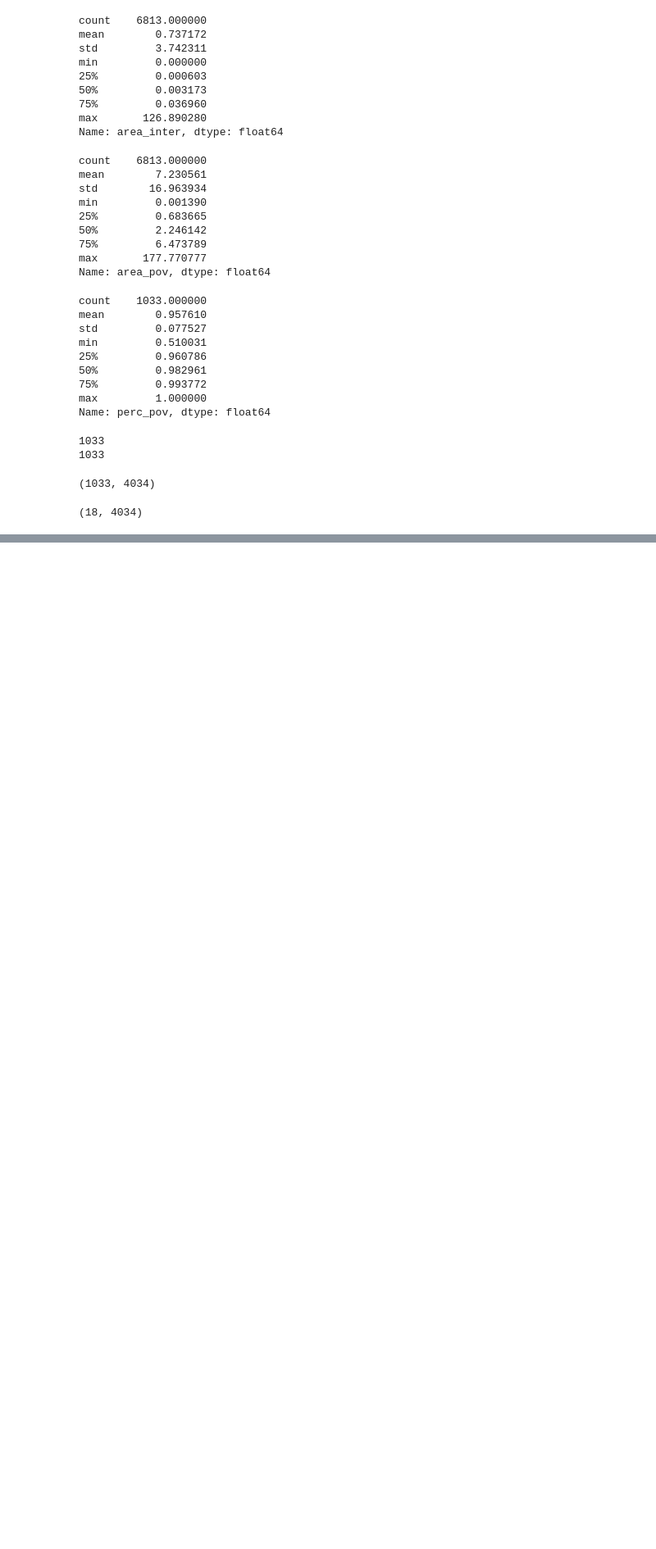
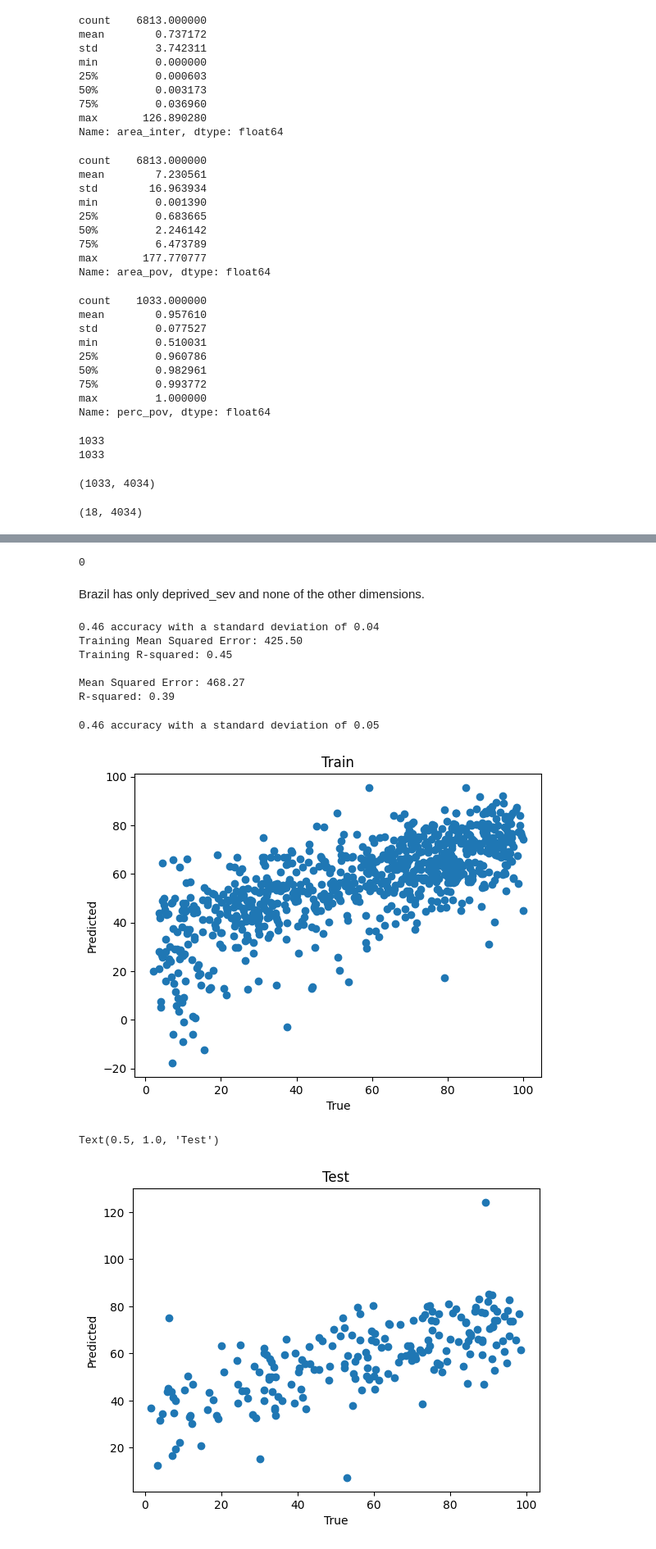
Before and after one commit to marinavicini/child_poverty_iraq, a Jupyter notebook: notebooks/1.2_mv_load-adm1-data.ipynb, the cells around one changed output, grey strips where cells are left out. Shown at 82% size. Drawn from its saved outputs; the diff is of its cells as text; code cells hidden in the pictures; blank space fills up the shorter version.

```diff
--- a/notebooks/1.2_mv_load-adm1-data.ipynb
+++ b/notebooks/1.2_mv_load-adm1-data.ipynb
@@ -427,0 +444,6 @@ merged[merged['countrycode']=='IRQ'].shape
+# %%
+mosaiks_features = []
+for i in range(4000):
+    mosaiks_features.append(f'X_{i}')
+# %%
+X, y = merged[mosaiks_features], merged['deprived_sev']
@@ -427,0 +460,6 @@ merged[merged['countrycode']=='IRQ'].shape
+# %%
+sum(y_train.isnull())
+# %% [output]
+0
+# %% [markdown]
+Brazil has only deprived_sev and none of the other dimensions.
@@ -427,0 +471,64 @@ merged[merged['countrycode']=='IRQ'].shape
+# %%
+X_train, X_test, y_train, y_test = train_test_split(X, y, test_size=0.2)
+
+# Initialize the Lasso regression model
+lasso_model = Lasso(alpha=0.02)  # You can adjust the alpha value (regularization strength)
+# lasso_model = LinearRegression()
+# lasso_model = ElasticNet()
+# lasso_model = SVR(C=1.0)
+# lasso_model = SVR(C=0.01)
+
+# Fit the model using K-fold cross-validation on the training data
+kf = KFold(n_splits=5, shuffle=True)
+
+scores = cross_val_score(lasso_model, X_train, y_train, cv=kf, scoring = 'r2')
+y_train_pred = cross_val_predict(lasso_model, X_train, y_train, cv=kf)
+
+print("%0.2f accuracy with a standard deviation of %0.2f" % (scores.mean(), scores.std()))
+
+# Fit the model to the entire training data
+lasso_model.fit(X_train, y_train)
+
+# Make predictions on the test data
+y_test_pred = lasso_model.predict(X_test)
+
+# Evaluate the model's performance
+mse = mean_squared_error(y_test, y_test_pred)
+r2 = r2_score(y_test, y_test_pred)
+
+# Calculate mean squared error and R-squared on the training data
+mse_train = mean_squared_error(y_train, y_train_pred)
+r2_train = r2_score(y_train, y_train_pred)
+
+
+print(f"Training Mean Squared Error: {mse_train:.2f}")
+print(f"Training R-squared: {r2_train:.2f}")
+print()
+print(f"Mean Squared Error: {mse:.2f}")
+print(f"R-squared: {r2:.2f}")
+# %% [output]
+0.46 accuracy with a standard deviation of 0.04
+Training Mean Squared Error: 425.50
+Training R-squared: 0.45
+
+Mean Squared Error: 468.27
+R-squared: 0.39
+# %%
+print("%0.2f accuracy with a standard deviation of %0.2f" % (scores.mean(), scores.std()))
+# %% [output]
+0.46 accuracy with a standard deviation of 0.05
+# %%
+plt.scatter(y_train, y_train_pred)
+plt.title('Train')
+plt.xlabel('True')
+plt.ylabel('Predicted')
+plt.show()
+
+plt.scatter(y_test, y_test_pred)
+plt.xlabel('True')
+plt.ylabel('Predicted')
+plt.title('Test')
+# %% [output]
+[figure, added]
+Text(0.5, 1.0, 'Test')
+[figure, added]
```
Also changed, not shown: parts of 37 cells of this notebook, 3 other files.
